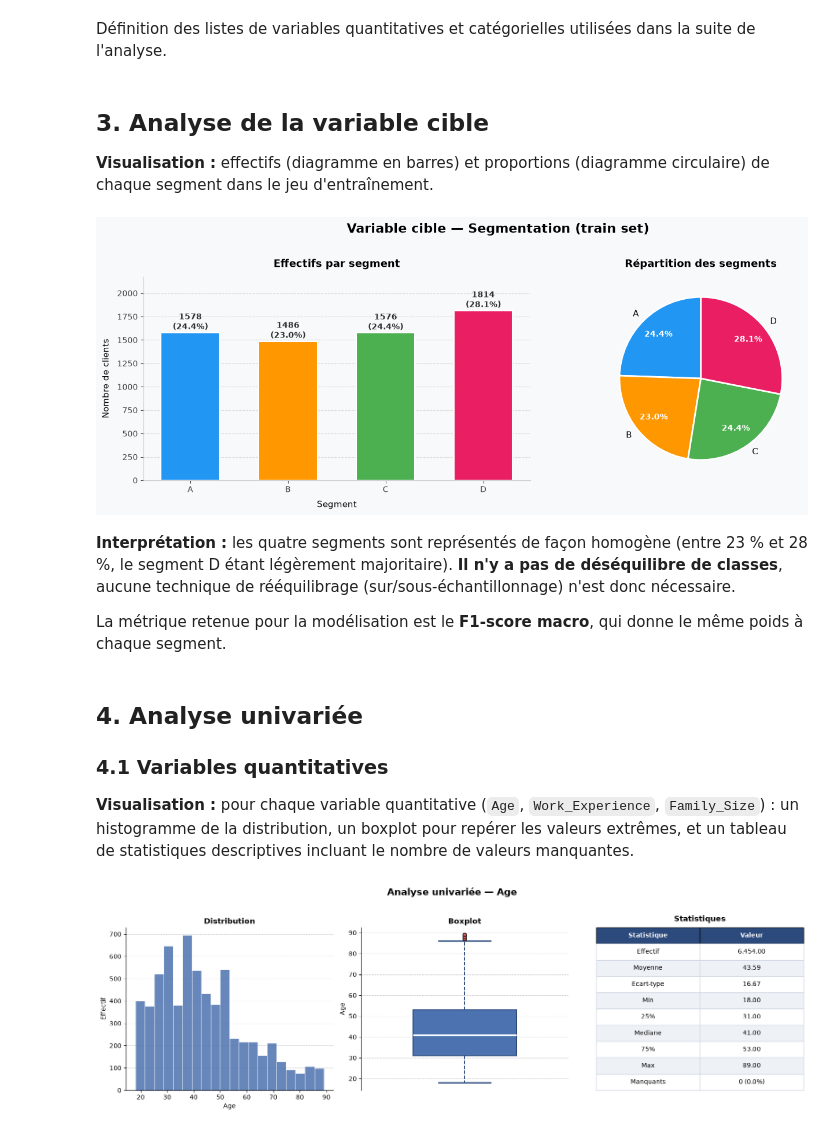
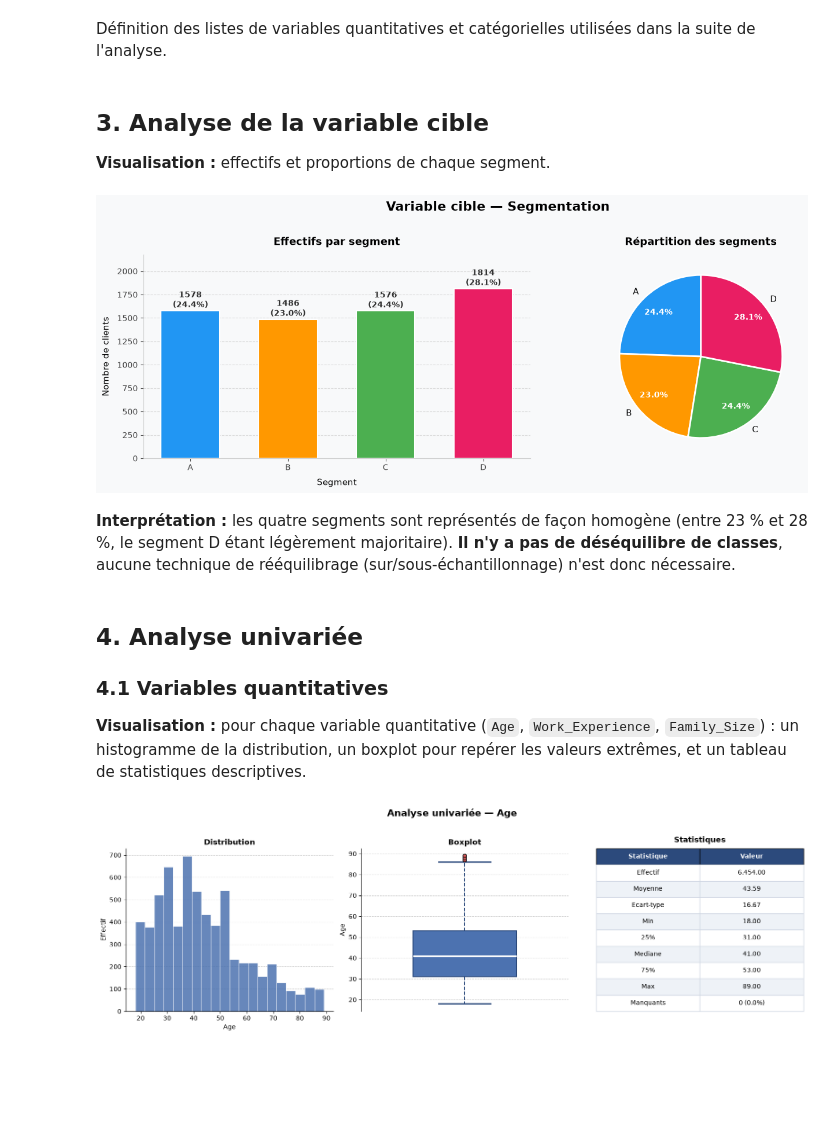
Before and after one commit to JOREL531/projet_JAKALA, a Jupyter notebook: code/projet_final.ipynb, the cells around one changed output. Cells and saved outputs as stored; diff of their text form; code cells hidden in the pictures; blank space fills up the shorter version.

```diff
--- a/code/projet_final.ipynb
+++ b/code/projet_final.ipynb
@@ -124,7 +123,7 @@ cat_vars = ['Gender', 'Ever_Married', 'Graduated', 'Profession', 'Spending_Score
 # %% [markdown]
 ## 3. Analyse de la variable cible
 
-**Visualisation :** effectifs (diagramme en barres) et proportions (diagramme circulaire) de chaque segment dans le jeu d'entraînement.
+**Visualisation :** effectifs et proportions de chaque segment.
 # %%
 # Target
 
@@ -132,7 +131,7 @@ colors = ['#2196F3', '#FF9800', '#4CAF50', '#E91E63']
 counts = y_train.value_counts().sort_index()
 
 fig, axes = plt.subplots(1, 2, figsize=(14, 5))
-fig.suptitle('Variable cible — Segmentation (train set)', fontsize=16, fontweight='bold', y=1.02)
+fig.suptitle('Variable cible — Segmentation', fontsize=16, fontweight='bold', y=1.02)
 fig.patch.set_facecolor('#F8F9FA')
 
 # ── Bar chart ──────────────────────────────────────────
@@ -158,44 +157,42 @@ ax.yaxis.grid(True, linestyle='--', alpha=0.7, color='#CCCCCC', zorder=0)
 ax.set_axisbelow(True)
 ax.spines[['top', 'right']].set_visible(False)
 ax.spines[['left', 'bottom']].set_color('#CCCCCC')
 ax.tick_params(axis='both', labelsize=10, colors='#444444')
 
 # ── Pie chart ──────────────────────────────────────────
 ax2 = axes[1]
 ax2.set_facecolor('#F8F9FA')
 
 wedges, texts, autotexts = ax2.pie(
     counts.values,
     labels=counts.index.astype(str),
     autopct='%1.1f%%',
     startangle=90,
     colors=colors,
     pctdistance=0.75,
     wedgeprops=dict(edgecolor='white', linewidth=2),
     textprops=dict(fontsize=11)
 )
 
 for autotext in autotexts:
     autotext.set_fontsize(10)
     autotext.set_fontweight('bold')
     autotext.set_color('white')
 
 ax2.set_title('Répartition des segments', fontsize=13, fontweight='bold', pad=12)
 
 plt.tight_layout()
 plt.show()
 # %% [output]
-[figure, old version]
+[figure, new version]
 # %% [markdown]
 **Interprétation :** les quatre segments sont représentés de façon homogène (entre 23 % et 28 %, le segment D étant légèrement majoritaire). **Il n'y a pas de déséquilibre de classes**, aucune technique de rééquilibrage (sur/sous-échantillonnage) n'est donc nécessaire.
-
-La métrique retenue pour la modélisation est le **F1-score macro**, qui donne le même poids à chaque segment.
 # %% [markdown]
 ## 4. Analyse univariée
 
 ### 4.1 Variables quantitatives
 
-**Visualisation :** pour chaque variable quantitative (`Age`, `Work_Experience`, `Family_Size`) : un histogramme de la distribution, un boxplot pour repérer les valeurs extrêmes, et un tableau de statistiques descriptives incluant le nombre de valeurs manquantes.
+**Visualisation :** pour chaque variable quantitative (`Age`, `Work_Experience`, `Family_Size`) : un histogramme de la distribution, un boxplot pour repérer les valeurs extrêmes, et un tableau de statistiques descriptives.
 # %%
 ## Analyse Univariée des variables quantitatives
 
```
Also changed, not shown: parts of 40 cells of this notebook.
